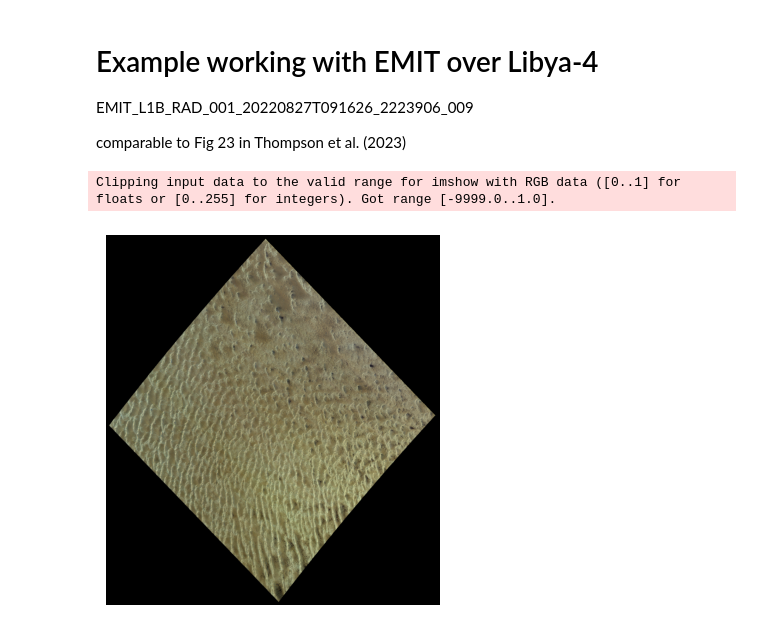
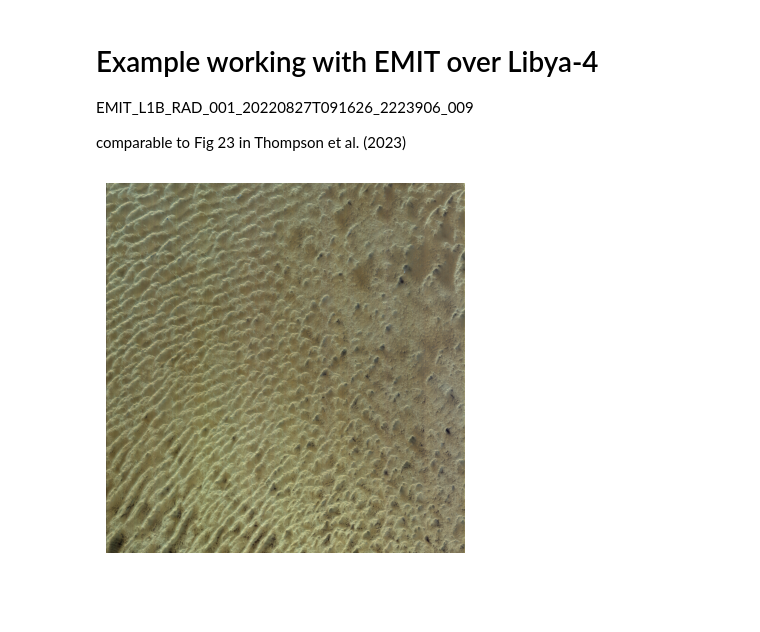
Before and after one commit to brentwilder/HyperQuest, a Jupyter notebook: tutorials/example_using_EMIT.ipynb, the cells around one changed output. Drawn from its saved outputs; the diff is of its cells as text; code cells hidden in the pictures; blank space fills up the shorter version.

```diff
--- a/tutorials/example_using_EMIT.ipynb
+++ b/tutorials/example_using_EMIT.ipynb
@@ -22,24 +15,25 @@ wavelengths = hyperquest.read_center_wavelengths(hdr_path)
+# %%
+# Define path to envi image header file
+path_to_data = '../tests/data/EMIT_L1B_RAD_001_20220827T091626_2223906_009.nc'
 # %%
 # Load raster
-img_path = hyperquest.get_img_path_from_hdr(hdr_path)
-array = np.array(envi.open(hdr_path, img_path).load(), dtype=np.float64)
+array, fwhm, wave, obs_time = hyperquest.retrieve_data_from_nc(path_to_data)
 red = array[:,:,38]
 blue = array[:,:,11]
 green = array[:,:,24]
 
 red= np.ma.masked_equal(red, -9999)
 green = np.ma.masked_equal(green, -9999)
 blue = np.ma.masked_equal(blue, -9999)
 
 # Normalize the values for display
 red_normalized = (red - red.min()) / (red.max() - red.min())
 green_normalized = (green - green.min()) / (green.max() - green.min())
 blue_normalized = (blue - blue.min()) / (blue.max() - blue.min())
 rgb_image = np.dstack((red_normalized, green_normalized, blue_normalized))
 plt.imshow(rgb_image)
 plt.axis('off')
 plt.show()
 # %% [output]
-Clipping input data to the valid range for imshow with RGB data ([0..1] for floats or [0..255] for integers). Got range [-9999.0..1.0].
-[figure, old version]
+[figure, new version]
 # %%
```
Also changed, not shown: parts of 6 cells of this notebook, 12 other files.
